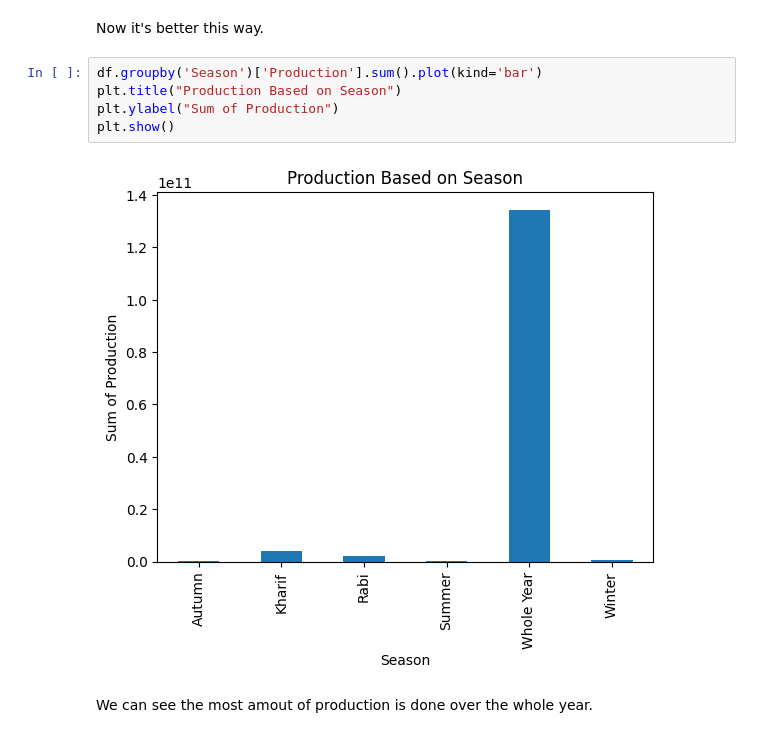
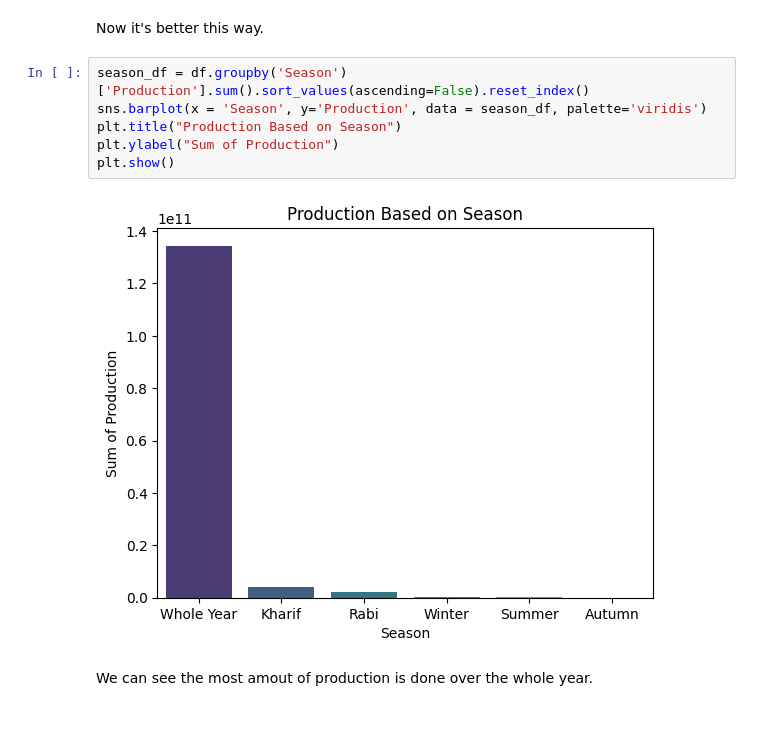
Before and after one commit to rizz045/Crop-Yield-Prediction-Using-ML, a Jupyter notebook: Crop_Yield_Prediction_In_India_Using_ML.ipynb, the cells around one changed output. Saved outputs shown, nothing was run; the diff lists cells and outputs as text.

```diff
--- a/Crop_Yield_Prediction_In_India_Using_ML.ipynb
+++ b/Crop_Yield_Prediction_In_India_Using_ML.ipynb
@@ -121,11 +121,12 @@ array(['Kharif', 'Whole Year', 'Autumn', 'Rabi', 'Summer', 'Winter'],
 # %% [markdown]
 Now it's better this way.
 # %%
-df.groupby('Season')['Production'].sum().plot(kind='bar')
+season_df = df.groupby('Season')['Production'].sum().sort_values(ascending=False).reset_index()
+sns.barplot(x = 'Season', y='Production', data = season_df, palette='viridis')
 plt.title("Production Based on Season")
 plt.ylabel("Sum of Production")
 plt.show()
 # %% [output]
-[figure, old version]
+[figure, new version]
 # %% [markdown]
 We can see the most amout of production is done over the whole year.
```
Also changed, not shown: parts of 6 cells of this notebook.
